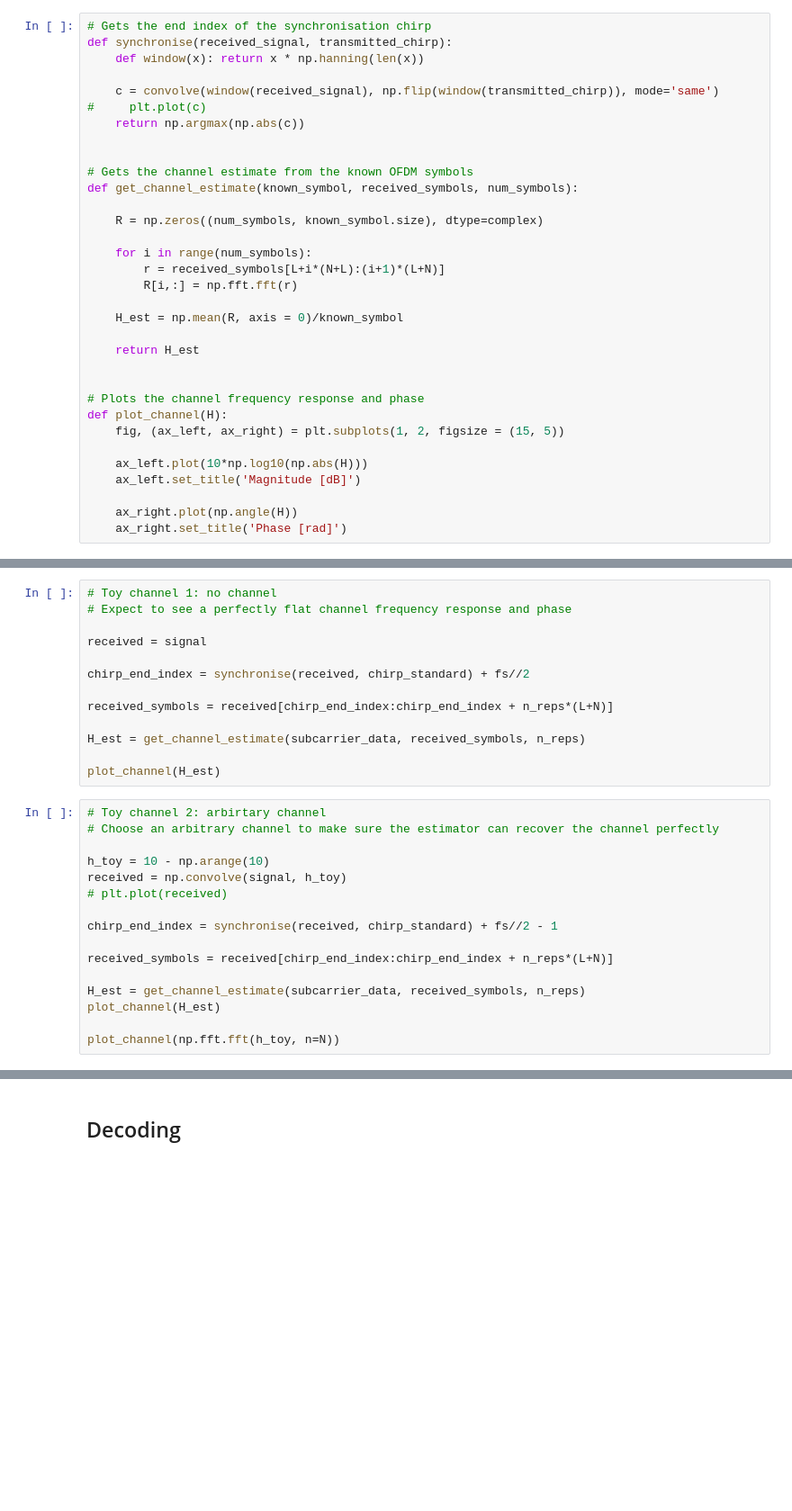
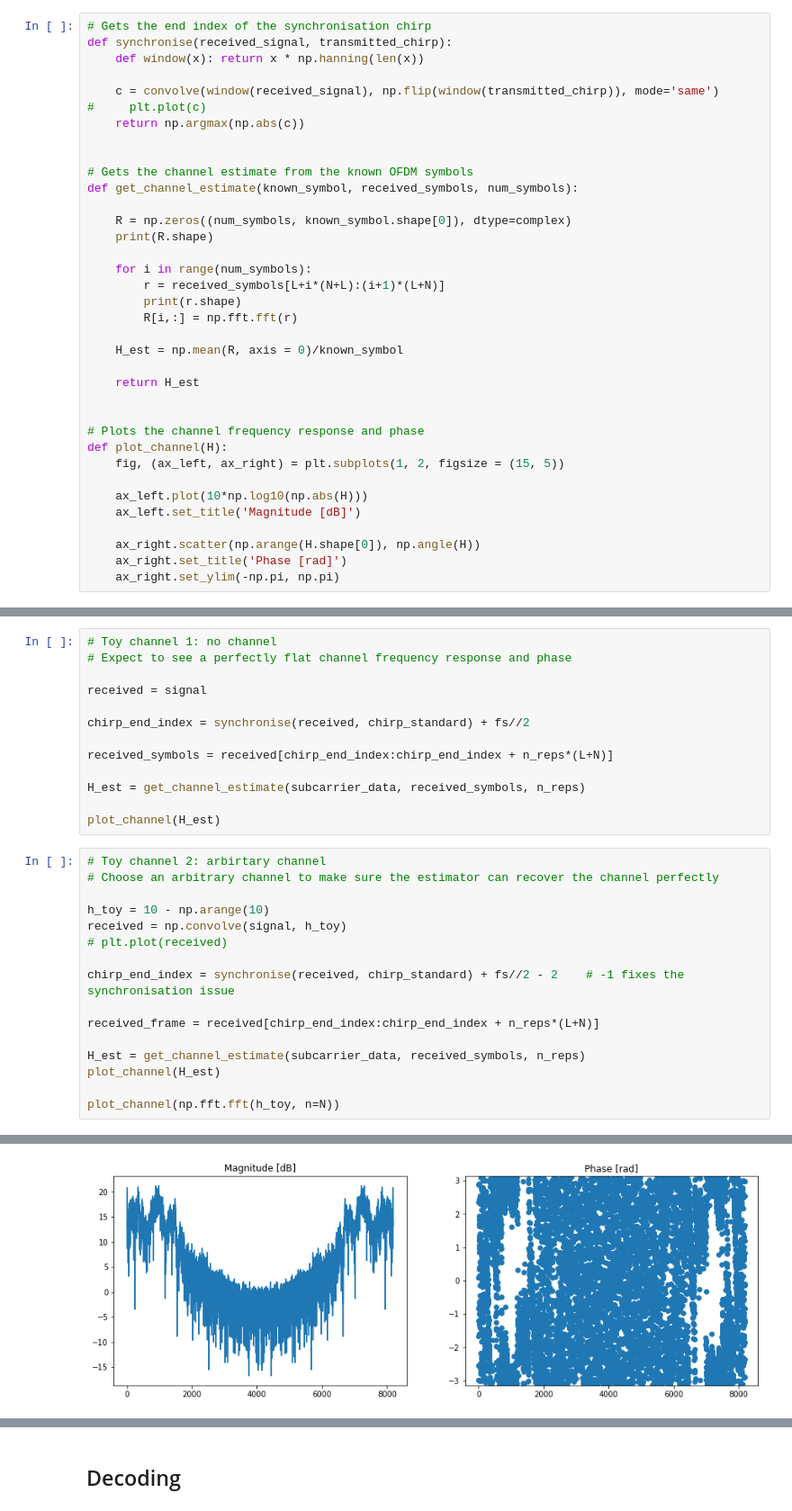
Before and after one commit to barkermrl/AudioModem, a Jupyter notebook: Estimation/OFDM.ipynb, the cells around one changed output, grey strips where cells are left out. Shown: that part at 90% size. Cells and saved outputs as stored; diff of their text form; blank space fills up the shorter version.

Commit message:
Worked through issues with the toy channel tests

```diff
--- a/Estimation/OFDM.ipynb
+++ b/Estimation/OFDM.ipynb
@@ -176,10 +176,12 @@ def synchronise(received_signal, transmitted_chirp):
 # Gets the channel estimate from the known OFDM symbols
 def get_channel_estimate(known_symbol, received_symbols, num_symbols):
 
-    R = np.zeros((num_symbols, known_symbol.size), dtype=complex)
+    R = np.zeros((num_symbols, known_symbol.shape[0]), dtype=complex)
+    print(R.shape)
 
     for i in range(num_symbols):
         r = received_symbols[L+i*(N+L):(i+1)*(L+N)]
+        print(r.shape)
         R[i,:] = np.fft.fft(r)
 
     H_est = np.mean(R, axis = 0)/known_symbol
@@ -194,8 +196,9 @@ def plot_channel(H):
     ax_left.plot(10*np.log10(np.abs(H)))
     ax_left.set_title('Magnitude [dB]')
 
-    ax_right.plot(np.angle(H))
+    ax_right.scatter(np.arange(H.shape[0]), np.angle(H))
     ax_right.set_title('Phase [rad]')
+    ax_right.set_ylim(-np.pi, np.pi)
 # %%
 # Set up parameters in this box
 
@@ -262,11 +265,12 @@ h_toy = 10 - np.arange(10)
 received = np.convolve(signal, h_toy)
 # plt.plot(received)
 
-chirp_end_index = synchronise(received, chirp_standard) + fs//2 - 1
+chirp_end_index = synchronise(received, chirp_standard) + fs//2 - 2    # -1 fixes the synchronisation issue
 
-received_symbols = received[chirp_end_index:chirp_end_index + n_reps*(L+N)]
+received_frame = received[chirp_end_index:chirp_end_index + n_reps*(L+N)]
 
 H_est = get_channel_estimate(subcarrier_data, received_symbols, n_reps)
 plot_channel(H_est)
 
 plot_channel(np.fft.fft(h_toy, n=N))
+# %% [output]
@@ -272,0 +288 @@ plot_channel(np.fft.fft(h_toy, n=N))
+[figure, added]
```
Also changed, not shown: parts of 7 cells of this notebook.
